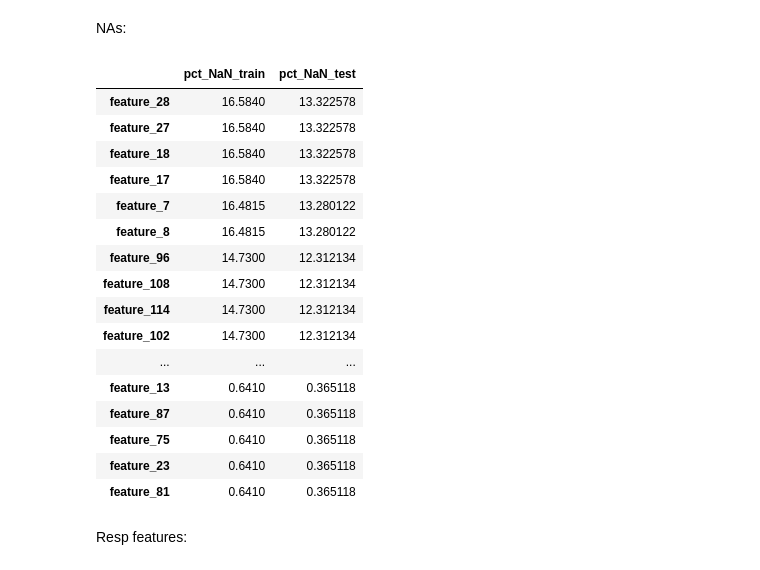
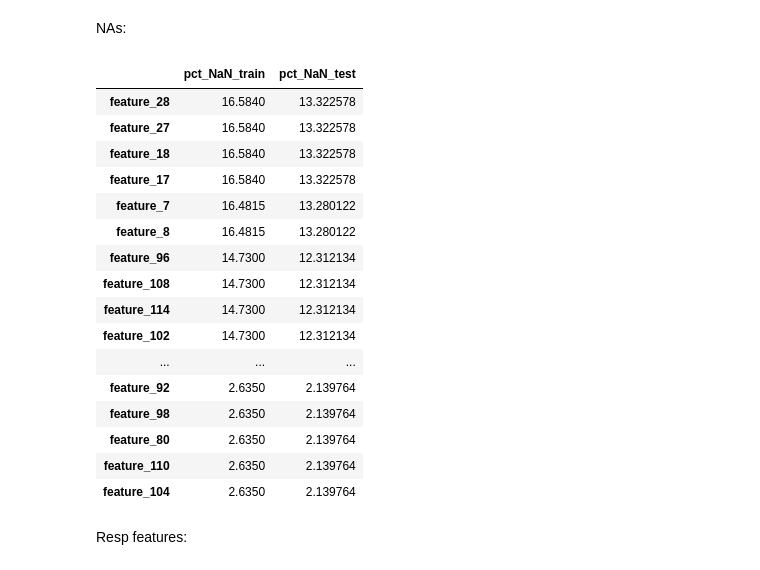
Before and after one commit to alexkapele/jane_street_prediction, a Jupyter notebook: jane_street.ipynb, the cells around one changed output. Cells and saved outputs as stored; diff of their text form; code cells hidden in the pictures.

```diff
--- a/jane_street.ipynb
+++ b/jane_street.ipynb
@@ -60,25 +60,25 @@ train_nan = pd.DataFrame((train_data.isna().sum()/len(train_data)*100).sort_valu
 test_ = test[test['weight']!=0] #remove records with weight=0 from test set
 # %%
 nan_pct = pd.merge(train_nan, pd.DataFrame((test_.isna().sum()/len(test_)*100).sort_values(ascending=False),columns=['pct_NaN']),left_index=True, right_index=True).rename(columns={'pct_NaN_x':'pct_NaN_train', 'pct_NaN_y':'pct_NaN_test'})
-nan_pct.head(40)
+nan_pct.head(30)
 # %% [output]
 |  | pct_NaN_train | pct_NaN_test |
 | feature_28 | 16.5840 | 13.322578 |
 | feature_27 | 16.5840 | 13.322578 |
 | feature_18 | 16.5840 | 13.322578 |
 | feature_17 | 16.5840 | 13.322578 |
 | feature_7 | 16.4815 | 13.280122 |
 | feature_8 | 16.4815 | 13.280122 |
 | feature_96 | 14.7300 | 12.312134 |
 | feature_108 | 14.7300 | 12.312134 |
 | feature_114 | 14.7300 | 12.312134 |
 | feature_102 | 14.7300 | 12.312134 |
 | ... | ... | ... |
-| feature_13 | 0.6410 | 0.365118 |
-| feature_87 | 0.6410 | 0.365118 |
-| feature_75 | 0.6410 | 0.365118 |
-| feature_23 | 0.6410 | 0.365118 |
-| feature_81 | 0.6410 | 0.365118 |
+| feature_92 | 2.6350 | 2.139764 |
+| feature_98 | 2.6350 | 2.139764 |
+| feature_80 | 2.6350 | 2.139764 |
+| feature_110 | 2.6350 | 2.139764 |
+| feature_104 | 2.6350 | 2.139764 |
 # %%
 #Remove features with high ratio of nan entries
 features_remove = nan_pct[(nan_pct['pct_NaN_train']>10)|(nan_pct['pct_NaN_test']>10)].index.values
```
Also changed, not shown: parts of 4 cells of this notebook.
